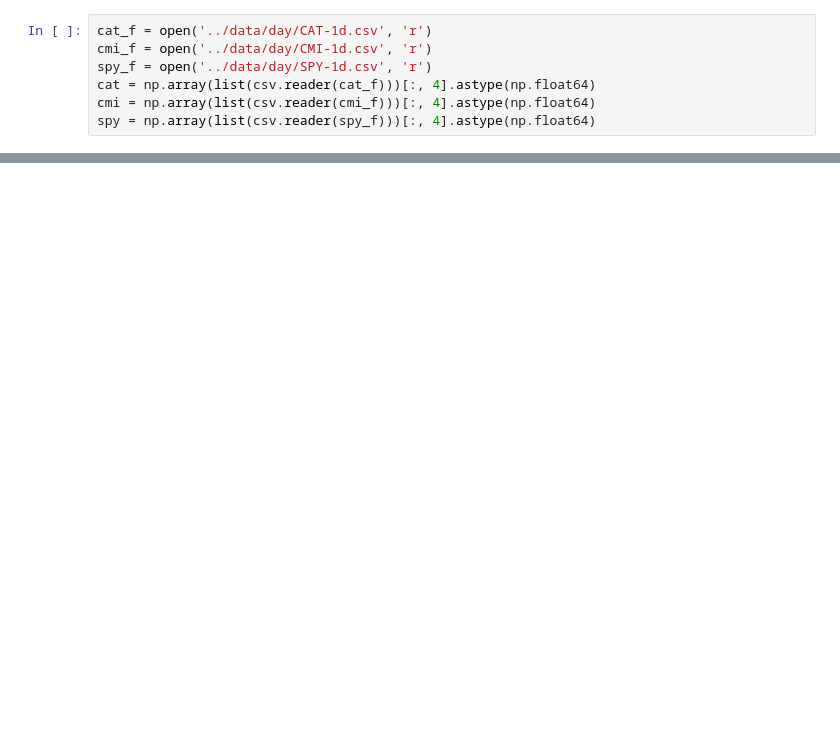
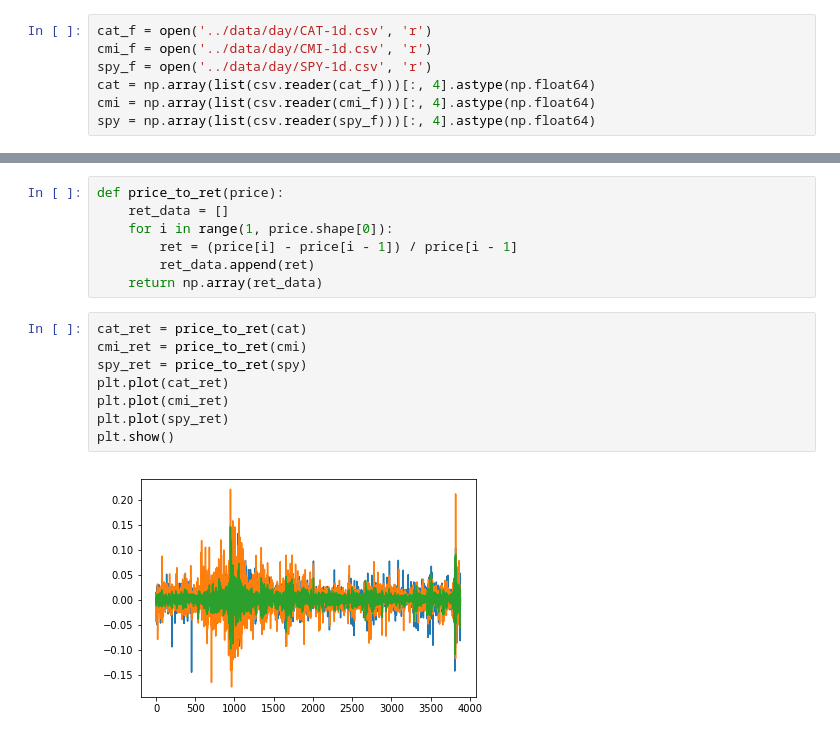
Before and after one commit to alangshur/temporal-convnet-trader, a Jupyter notebook: exp/pair.ipynb, the cells around one changed output, grey strips where cells are left out. Drawn from its saved outputs; the diff is of its cells as text; blank space fills up the shorter version.

```diff
--- a/exp/pair.ipynb
+++ b/exp/pair.ipynb
@@ -29,0 +34,17 @@ plt.show()
+# %%
+def price_to_ret(price):
+    ret_data = []
+    for i in range(1, price.shape[0]):
+        ret = (price[i] - price[i - 1]) / price[i - 1]
+        ret_data.append(ret)
+    return np.array(ret_data)
+# %%
+cat_ret = price_to_ret(cat)
+cmi_ret = price_to_ret(cmi)
+spy_ret = price_to_ret(spy)
+plt.plot(cat_ret)
+plt.plot(cmi_ret)
+plt.plot(spy_ret)
+plt.show()
+# %% [output]
+[figure, added]
```
Also changed, not shown: parts of 7 cells of this notebook.
